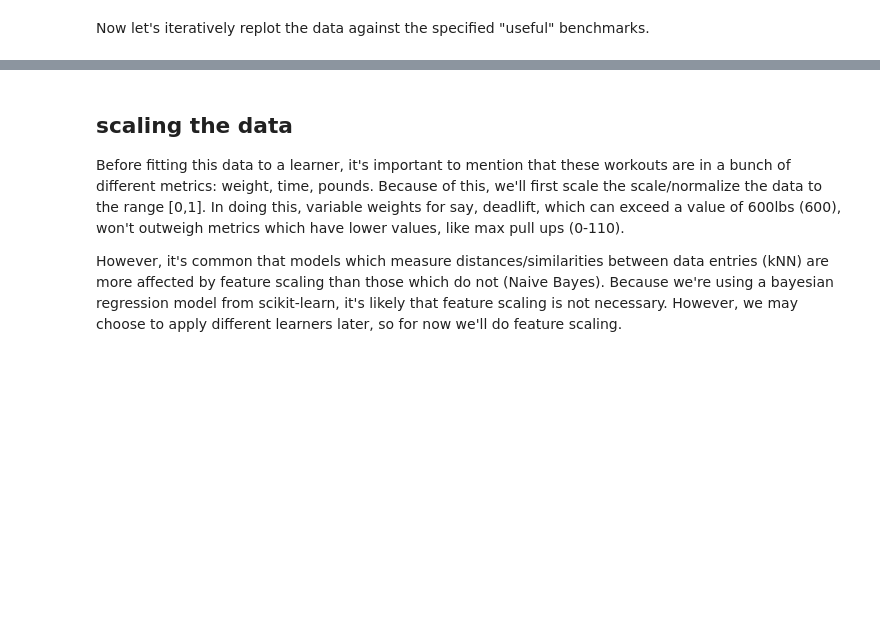
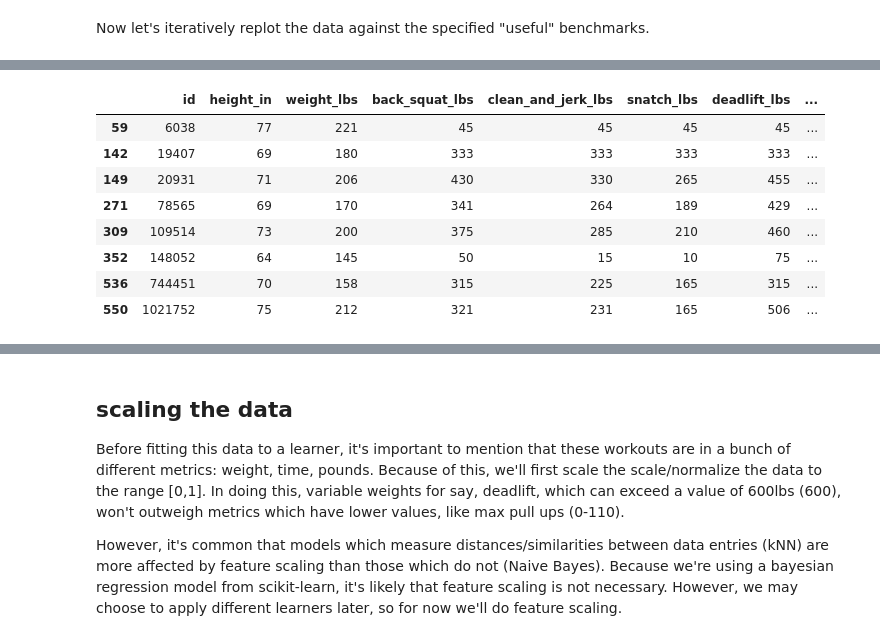
Before and after one commit to zfreedman/crossfit_open_2018, a Jupyter notebook: learning/open_bayesian_regression.ipynb, the cells around one changed output, grey strips where cells are left out. Drawn from its saved outputs; the diff is of its cells as text; code cells hidden in the pictures; blank space fills up the shorter version.

```diff
--- a/learning/open_bayesian_regression.ipynb
+++ b/learning/open_bayesian_regression.ipynb
@@ -426,0 +527,13 @@ After the data's been replotted versus bodyweight and other comparable benchmark
+# %%
+#sprint 400m abnormalities
+abnormal_map["sprint_400_m_time_secs"]
+# %% [output]
+|  | id | height_in | weight_lbs | back_squat_lbs | clean_and_jerk_lbs | snatch_lbs | deadlift_lbs | ... |
+| 59 | 6038 | 77 | 221 | 45 | 45 | 45 | 45 | ... |
+| 142 | 19407 | 69 | 180 | 333 | 333 | 333 | 333 | ... |
+| 149 | 20931 | 71 | 206 | 430 | 330 | 265 | 455 | ... |
+| 271 | 78565 | 69 | 170 | 341 | 264 | 189 | 429 | ... |
+| 309 | 109514 | 73 | 200 | 375 | 285 | 210 | 460 | ... |
+| 352 | 148052 | 64 | 145 | 50 | 15 | 10 | 75 | ... |
+| 536 | 744451 | 70 | 158 | 315 | 225 | 165 | 315 | ... |
+| 550 | 1021752 | 75 | 212 | 321 | 231 | 165 | 506 | ... |
```
Also changed, not shown: parts of 23 cells of this notebook.
